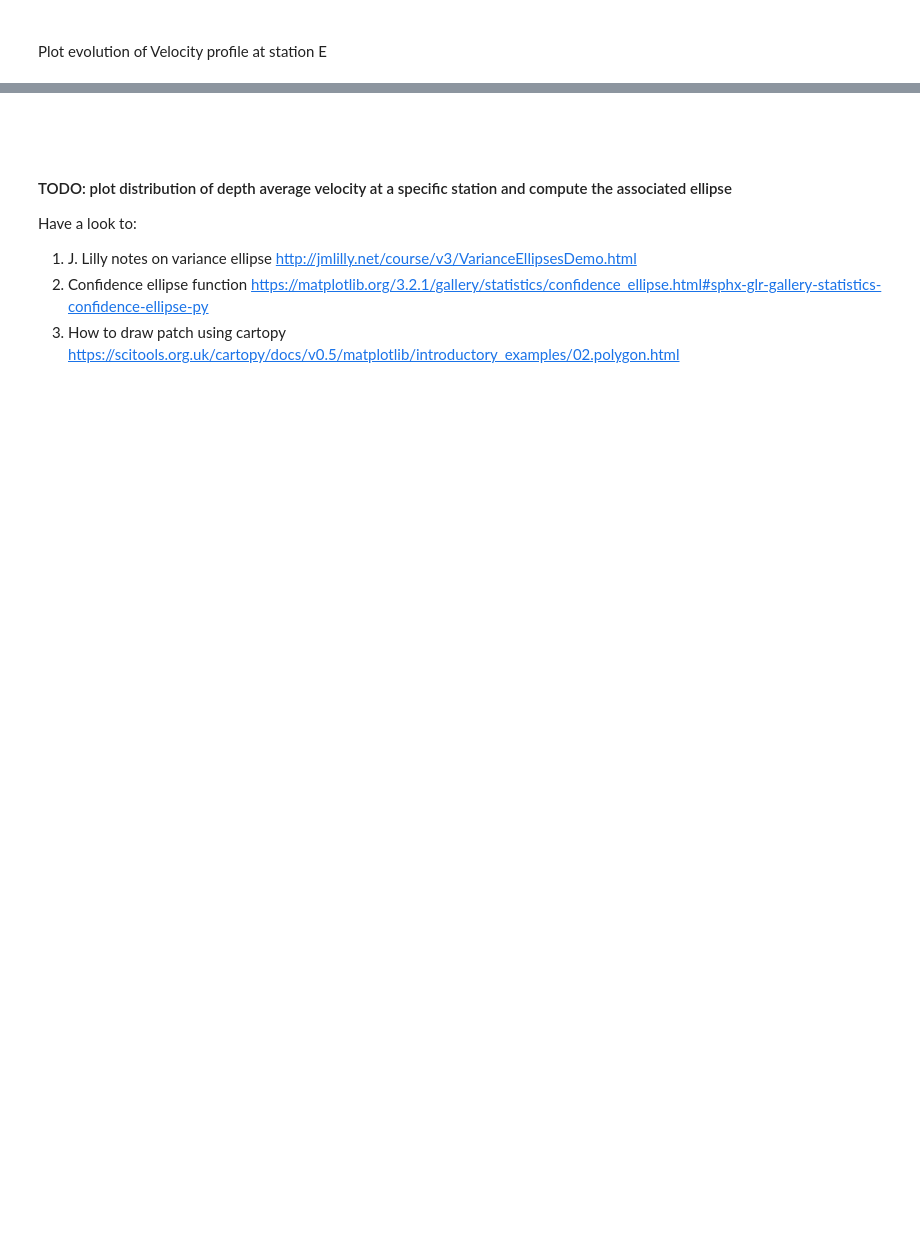
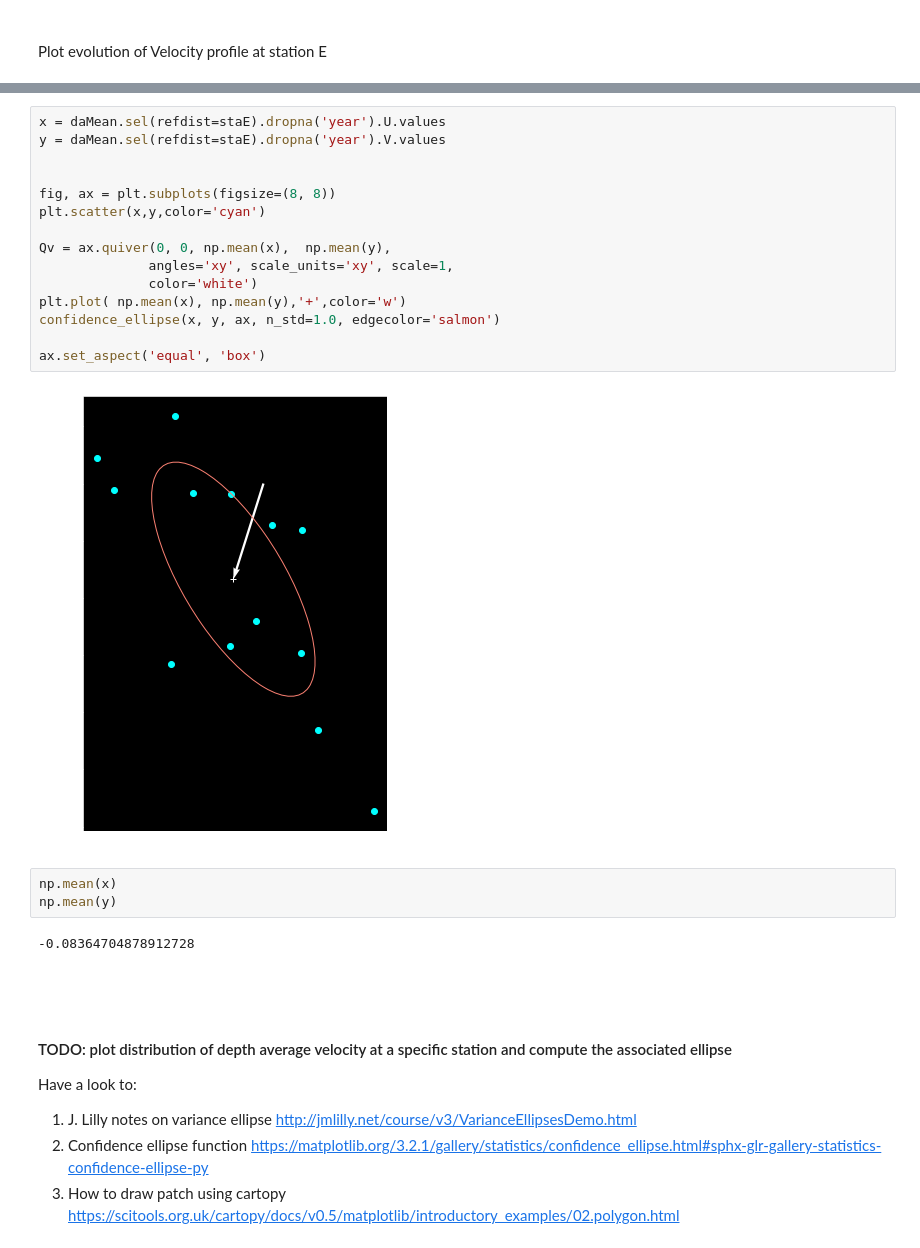
Before and after one commit to lhoupert/analysis_eel_data, a Jupyter notebook: notebooks/01c_Plot_map_with_meancurrentellipse.ipynb, the cells around one changed output, grey strips where cells are left out. Saved outputs shown, nothing was run; the diff lists cells and outputs as text; blank space fills up the shorter version.

```diff
--- a/notebooks/01c_Plot_map_with_meancurrentellipse.ipynb
+++ b/notebooks/01c_Plot_map_with_meancurrentellipse.ipynb
@@ -353,3 +256,25 @@ da.V.sel(Refdist=distSTA,Year=slice('2004','2017')).plot(y='Depth', yincrease=Fa
+# %%
+x = daMean.sel(refdist=staE).dropna('year').U.values
+y = daMean.sel(refdist=staE).dropna('year').V.values
+
+
+fig, ax = plt.subplots(figsize=(8, 8))
+plt.scatter(x,y,color='cyan')
+
+Qv = ax.quiver(0, 0, np.mean(x),  np.mean(y),
+              angles='xy', scale_units='xy', scale=1,
+              color='white')
+plt.plot( np.mean(x), np.mean(y),'+',color='w')
+confidence_ellipse(x, y, ax, n_std=1.0, edgecolor='salmon')
+
+ax.set_aspect('equal', 'box')
+# %% [output]
+[figure, added]
+# %%
+np.mean(x)
+np.mean(y)
+# %% [output]
+-0.08364704878912728
 # %% [markdown]
 <br><br>
 #### TODO: plot distribution of depth average velocity at a specific station and compute the associated ellipse
```
Also changed, not shown: parts of 55 cells of this notebook, 1 other file.
